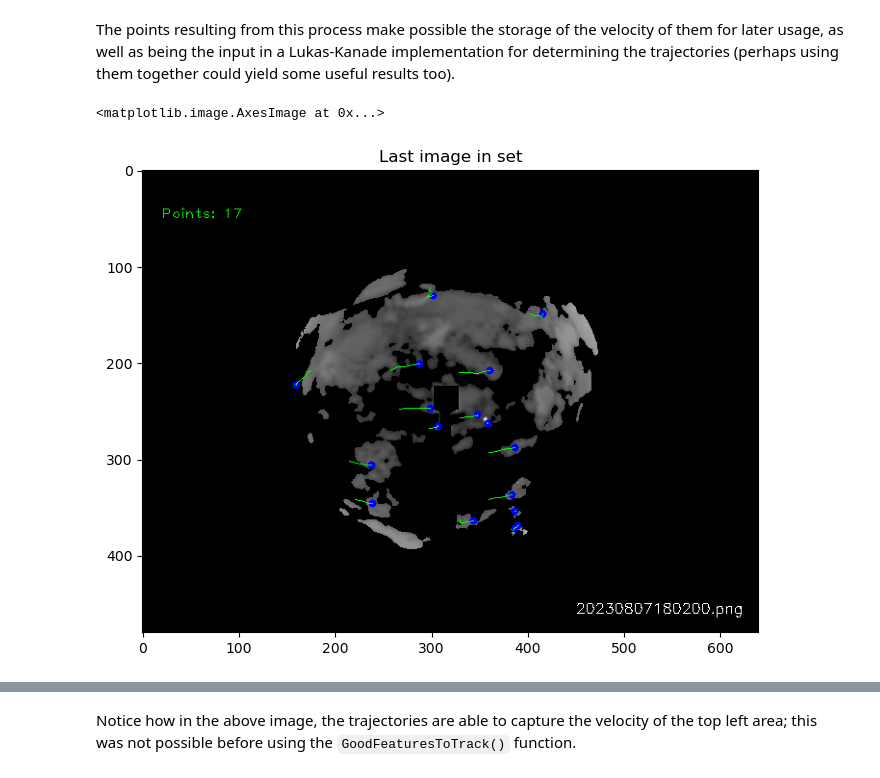
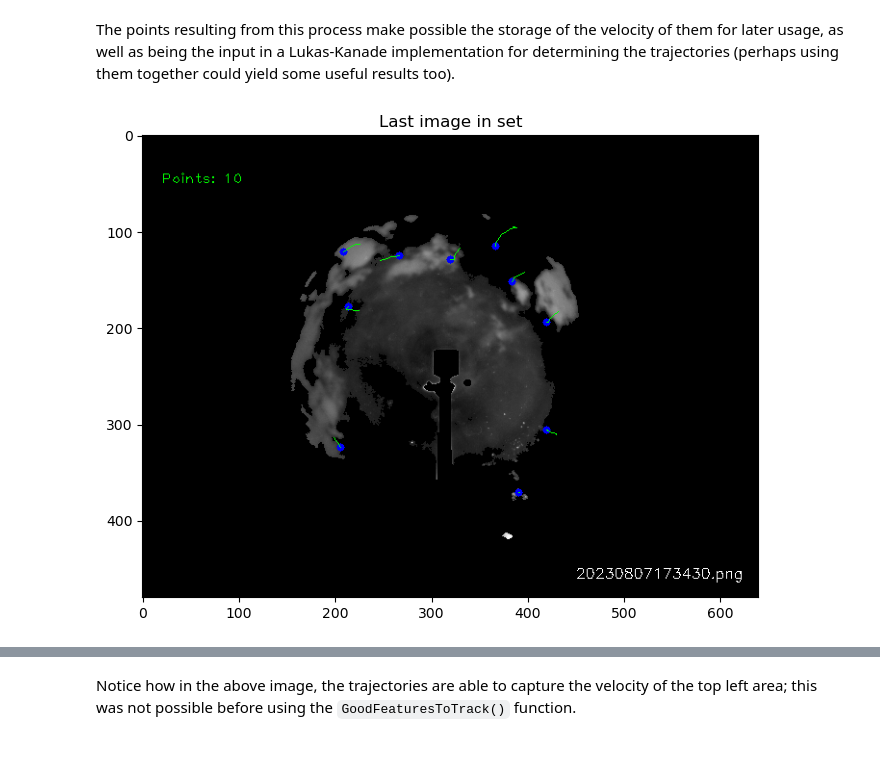
Before and after one commit to rodhervan/SkyImFeatures, a Jupyter notebook: Final_document.ipynb, the cells around one changed output, grey strips where cells are left out. Drawn from its saved outputs; the diff is of its cells as text; code cells hidden in the pictures.

```diff
--- a/Final_document.ipynb
+++ b/Final_document.ipynb
@@ -141,15 +650,16 @@ def multiply_with_gradient(image, gradient, opacity):
     # blended_img_raw = Image.fromarray(blended_img)  # Note that alpha channels are displayed in black by PIL by default.
     return blended_img
 
-image_size = img.shape
+rgba_image = TwoDToRGBA (no_sun_image)
+image_size = rgba_image.shape
 gradient_center = (235, 314)  # Center of the gradient correponding to the center of the camera
 gradient_radius = 210  # Radius of the gradient
+
 gradient_1 = create_radial_gradient(image_size, gradient_center, gradient_radius)
 rgba_grad_1 = TwoDToRGBA (gradient_1)
-
 gradient_radius = 250  # Radius of the gradient
 gradient_2 = create_radial_gradient(image_size, gradient_center, gradient_radius)
 rgba_grad_2 = TwoDToRGBA (gradient_2)
 
 first_grad = multiply_with_gradient(rgba_image, rgba_grad_1, 1)
-second_grad = multiply_with_gradient(first_grad, rgba_grad_2, 1)
+# second_grad = multiply_with_gradient(first_grad, rgba_grad_2, 1)
@@ -359,7 +1203,7 @@ image_folder = '20230807'
 image_files = sorted([f for f in os.listdir(image_folder) if f.endswith(('.jpg', '.png', '.jpeg', '.jp2'))])
 # Read and preprocess the first image
 first_im = os.path.join(image_folder, image_files[0])
-mask_1, prev_gray = segmentation(first_im)
+prev_gray, prev_flag = segmentation(first_im)
 
 
 for image_file in image_files[900:965]:
@@ -367,7 +1211,7 @@ for image_file in image_files[900:965]:
     image_path = os.path.join(image_folder, image_file)
 
     # Read and preprocess the image
-    mask_1, frame = segmentation(image_path)
+    frame, flag = segmentation(image_path)
     # # If the images are already segmented use the command below
     # frame = cv2.imread(image_path)
 
@@ -464,8 +1308,8 @@ next_filepath = '20230807/20230807180200.jp2'
 # filepath = '20230807/20230807184630.jp2'
 # next_filepath = '20230807/20230807184700.jp2'
 
-prev_mask, prev_img = segmentation(filepath)
-mask, img = segmentation(next_filepath)
+prev_img, prev_flag = segmentation(filepath)
+img, flag = segmentation(next_filepath)
 # %%
 
 import time
@@ -577,6 +1421,7 @@ io.imshow(line_img)
 # %% [markdown]
 The points resulting from this process make possible the storage of the velocity of them for later usage, as well as being the input in a Lukas-Kanade implementation for determining the trajectories (perhaps using them together could yield some useful results too).
 # %%
+import json
 # Parameter definitos for LK optical flow and border detection
 lk_params = dict(winSize=(15, 15),
                   maxLevel=2,
@@ -595,7 +1440,8 @@ frame_idx = 0
 # Specify the path to the folder containing images
 # image_folder = '20230807'
 # # # presegemented image folder (for speed)
-image_folder = '20230807_seg_yen'
+# image_folder = '20230807_seg_yen'
+image_folder = '20230807_seg_avg'
 
 
 # Get the list of image files in the folder
@@ -608,7 +1454,10 @@ prev_gray = cv2.imread(first_im)
 
 prev_gray = cv2.cvtColor(prev_gray, cv2.COLOR_BGR2GRAY)
 
-for image_file in image_files[900:965]:
+image_data = {}
+
+# for image_file in image_files[900:965]:
+for image_file in image_files[900:910]:
     # Construct the full path to the image
     image_path = os.path.join(image_folder, image_file)
 
@@ -630,7 +1479,27 @@ for image_file in image_files[900:965]:
         p0r, _st, _err = cv2.calcOpticalFlowPyrLK(img1, img0, p1, None, **lk_params)
         d = abs(p0-p0r).reshape(-1, 2).max(-1)
         good = d < 10
+        # Store data for the current image
+        # Convert NumPy arrays to Python lists
+        trajectories_list = [[[float(coord) for coord in point] for point in trajectory] for trajectory in trajectories]
 
+        # Extract flow information for all_centroids
+        flow_info = []
+        for centroid in all_centroids:
+            x, y = round(centroid[0]), round(centroid[1])
+            flow_values = flow[x, y, :].tolist()
+            flow_info.append({
+                'centroid': [centroid[0],centroid[1]],
+                # 'centroid': [x, y],
+                'flow': flow_values
+            })
+
+        # Store data for the current image
+        image_data[image_file] = {
+            'flag': flag,
+            'trajectories': trajectories_list,
+            'flow_info': flow_info
+        }
         new_trajectories = []
 
         # Get all the trajectories
@@ -660,6 +1529,9 @@ for image_file in image_files[900:965]:
         # Lastest point in latest trajectory
         for x, y in [np.int32(trajectory[-1]) for trajectory in trajectories]:
             cv2.circle(mask, (x, y), 5, 0, -1)
+            # vel_x, vel_y = flow[x, y, :]
+
+
 
         flow = cv2.calcOpticalFlowFarneback(prev_gray, gray, None, 0.5, 3, 15, 3, 5, 1.2, 0)
 
@@ -712,32 +1584,36 @@ for image_file in image_files[900:965]:
                 line_img = cv2.arrowedLine(frame,
                                     (int(centroide[1]), int(centroide[0])),
                                     (int(centroide[1] + average_non_zero_x * 5), int(centroide[0] + average_non_zero_y * 5)),
                                     (0,255,0), 2)
 
         centroids_array = np.float32(all_centroids).reshape(-1, 1, 2)
         # Use the points from centroids_array
         p = centroids_array
 
         # If points are available, add them to the trajectories
         if p is not None:
             for y, x in p.reshape(-1, 2):
                 trajectories.append([(x, y)])
 
     frame_idx += 1
     prev_gray = gray
 
     # Show Results
     cv2.imshow('Optical Flow', lk_img)
     # cv2.imshow('Mask', mask)
 
     if cv2.waitKey(10) & 0xFF == ord('q'):
         break
 
+
 cv2.destroyAllWindows()
 
 plt.figure(figsize=(10,6))
 plt.title('Last image in set')
 plt.imshow(lk_img)
+
+# Save the data as a JSON file
+with open('image_data.json', 'w', encoding='utf-8') as f:
+    json.dump(image_data, f, ensure_ascii=False, indent=4)
 # %% [output]
-<matplotlib.image.AxesImage at 0x...>
-[figure, old version]
+[figure, new version]
```
Also changed, not shown: parts of 32 cells of this notebook.
